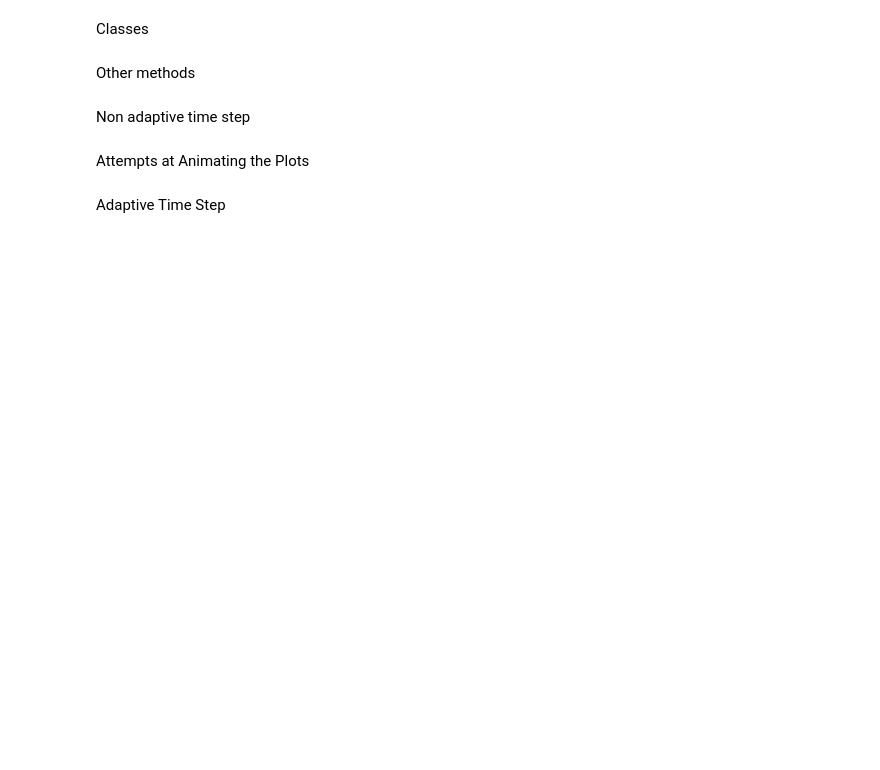
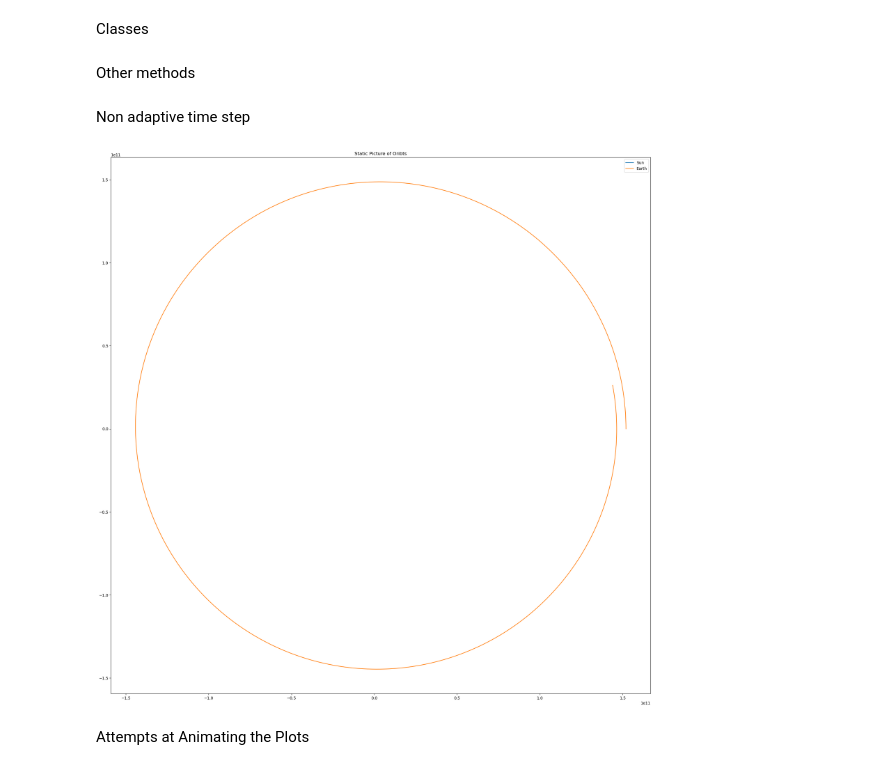
Before and after one commit to ZefCo/OrbitProject_v2, a Jupyter notebook: OrbitProject.ipynb, the cells around one changed output. Drawn from its saved outputs; the diff is of its cells as text; code cells hidden in the pictures; blank space fills up the shorter version.

```diff
--- a/OrbitProject.ipynb
+++ b/OrbitProject.ipynb
@@ -353,16 +340,18 @@ Non adaptive time step
 # %%
-# body: Wanderer
-# # plt.rcParams["figure.figsize"] = plt.rcParamsDefault["figure.figsize"]
-# # plt.rcParams["figure.figsize"] = (75, 75)
-# plt.figure(figsize = (25, 25))
+body: Wanderer
+# plt.rcParams["figure.figsize"] = plt.rcParamsDefault["figure.figsize"]
+# plt.rcParams["figure.figsize"] = (75, 75)
+plt.figure(figsize = (25, 25))
 
-# for body in system:
-#     plt.plot(body.rn[:, X], body.rn[:, Y], label = body._name)
+for body in system:
+    plt.plot(body.rn[:, X], body.rn[:, Y], label = body._name)
 
-# plt.legend()
-# plt.title("Static Picture of Oribts")
-# plt.savefig(str(cwd / f"Static_Orbits_for_{YEARS}_years.png"))
-# plt.show()
+plt.legend()
+plt.title("Static Picture of Oribts")
+plt.savefig(str(cwd / f"Static_Orbits_for_{YEARS}_years.png"))
+plt.show()
+# %% [output]
+[figure, added]
 # %% [markdown]
 Attempts at Animating the Plots
 # %%
@@ -470,5 +459,3 @@ Attempts at Animating the Plots
 # fig = dict(data=data, layout=layout)
 
 # py.iplot(fig, filename='Sine Wave Slider')
-# %% [markdown]
-Adaptive Time Step
```
Also changed, not shown: parts of 5 cells of this notebook, 5 other files.
